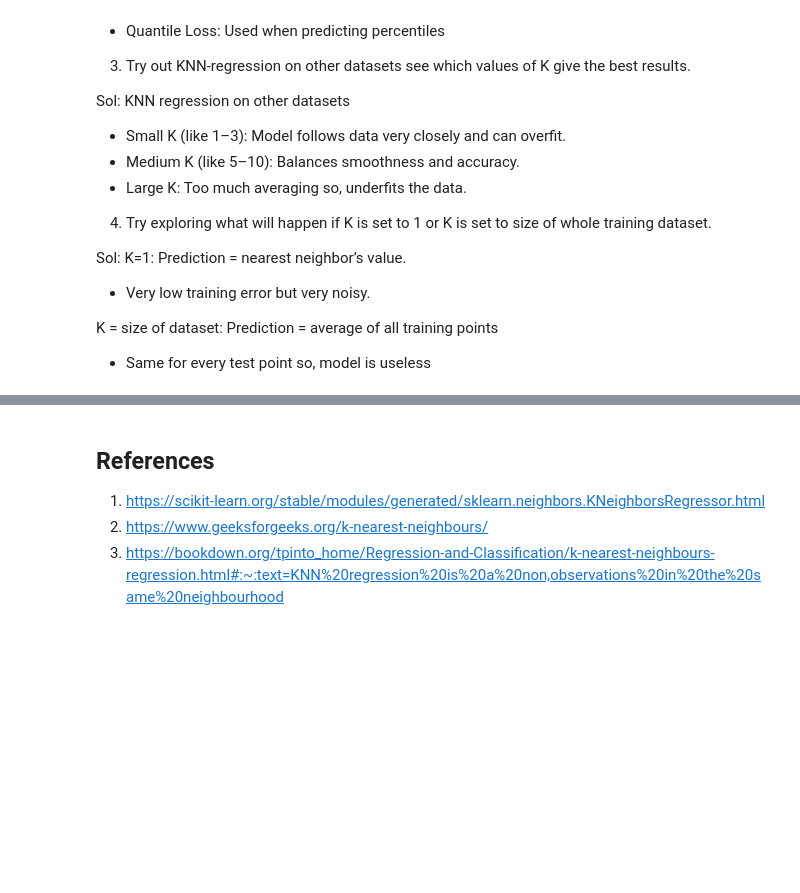
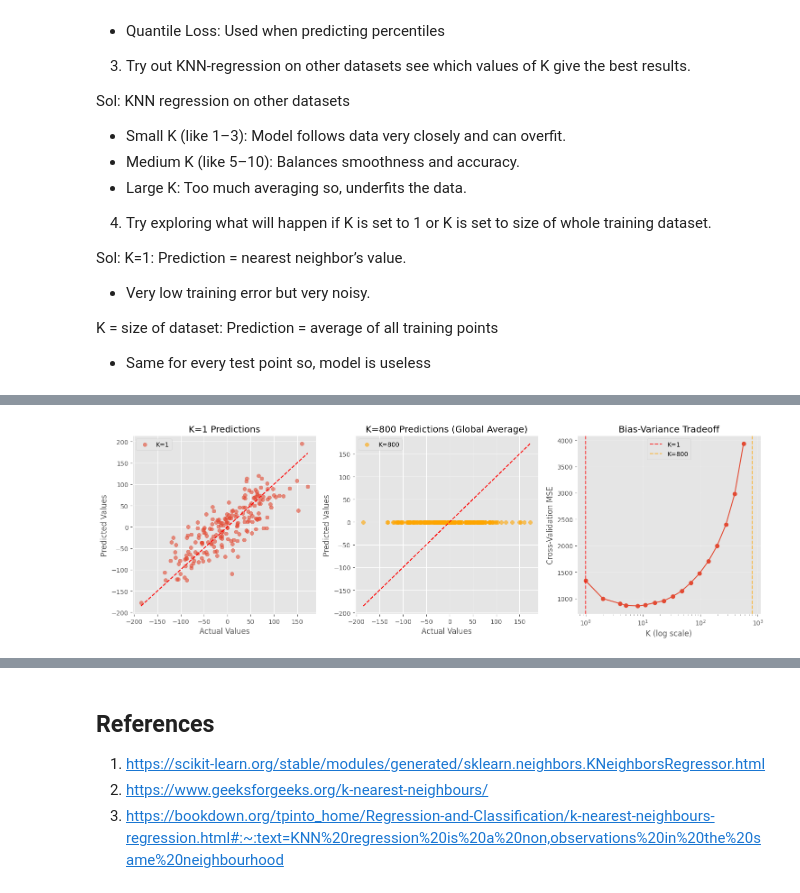
Before and after one commit to SaiGuruInukurthi/iHub_AIML_2025, a Jupyter notebook: Mod5_Lab2_Loss_Functions.ipynb, the cells around one changed output, grey strips where cells are left out. Cells and saved outputs as stored; diff of their text form; code cells hidden in the pictures; blank space fills up the shorter version.

```diff
--- a/Mod5_Lab2_Loss_Functions.ipynb
+++ b/Mod5_Lab2_Loss_Functions.ipynb
@@ -276,0 +549,90 @@ K = size of dataset: Prediction = average of all training points
+# %%
+# Compare extreme cases: K=1 (nearest neighbor) vs K=dataset_size (global average)
+from sklearn.model_selection import cross_val_score
+
+# Test on the train dataset from earlier (using the synthetic dataset)
+print("Extreme K Comparison on Synthetic Dataset:")
+print(f"Training set size: {len(X_train_scaled)}")
+
+# K=1: Nearest neighbor
+knn_1 = KNeighborsRegressor(n_neighbors=1)
+knn_1.fit(X_train_scaled, y_train_reg)
+y_pred_k1 = knn_1.predict(X_test_scaled)
+
+# K=dataset_size: Global average (all neighbors)
+k_max = len(X_train_scaled)
+knn_max = KNeighborsRegressor(n_neighbors=k_max)
+knn_max.fit(X_train_scaled, y_train_reg)
+y_pred_kmax = knn_max.predict(X_test_scaled)
+
+# Calculate metrics for both
+mse_k1 = mean_squared_error(y_test_reg, y_pred_k1)
+mae_k1 = mean_absolute_error(y_test_reg, y_pred_k1)
+
+mse_kmax = mean_squared_error(y_test_reg, y_pred_kmax)
+mae_kmax = mean_absolute_error(y_test_reg, y_pred_kmax)
+
+print(f"\nK=1 (Nearest Neighbor):")
+print(f"  MSE: {mse_k1:.4f}")
+print(f"  MAE: {mae_k1:.4f}")
+
+print(f"\nK={k_max} (Global Average):")
+print(f"  MSE: {mse_kmax:.4f}")
+print(f"  MAE: {mae_kmax:.4f}")
+
+# Verify that K=dataset_size gives global average
+global_avg = np.mean(y_train_reg)
+print(f"\nGlobal average of training labels: {global_avg:.4f}")
+print(f"K={k_max} predictions (should be constant): {y_pred_kmax[:5]} ...")
+
+# Visualize the difference
+plt.figure(figsize=(15, 5))
+
+plt.subplot(1, 3, 1)
+plt.scatter(y_test_reg, y_pred_k1, alpha=0.6, label='K=1')
+plt.plot([y_test_reg.min(), y_test_reg.max()], [y_test_reg.min(), y_test_reg.max()], 'r--')
+plt.xlabel('Actual Values')
+plt.ylabel('Predicted Values')
+plt.title('K=1 Predictions')
+plt.legend()
+
+plt.subplot(1, 3, 2)
+plt.scatter(y_test_reg, y_pred_kmax, alpha=0.6, label=f'K={k_max}', color='orange')
+plt.plot([y_test_reg.min(), y_test_reg.max()], [y_test_reg.min(), y_test_reg.max()], 'r--')
+plt.xlabel('Actual Values')
+plt.ylabel('Predicted Values')
+plt.title(f'K={k_max} Predictions (Global Average)')
+plt.legend()
+
+plt.subplot(1, 3, 3)
+# Show bias-variance tradeoff concept
+k_range = np.logspace(0, np.log10(k_max), 20).astype(int)
+k_range = np.unique(k_range)  # Remove duplicates
+k_range = k_range[k_range <= k_max]
+
+mse_values = []
+for k in k_range:
+    knn_temp = KNeighborsRegressor(n_neighbors=k)
+    scores = cross_val_score(knn_temp, X_train_scaled, y_train_reg,
+                           cv=5, scoring='neg_mean_squared_error')
+    mse_values.append(-scores.mean())
+
+plt.semilogx(k_range, mse_values, 'o-')
+plt.axvline(x=1, color='red', linestyle='--', alpha=0.7, label='K=1')
+plt.axvline(x=k_max, color='orange', linestyle='--', alpha=0.7, label=f'K={k_max}')
+plt.xlabel('K (log scale)')
+plt.ylabel('Cross-Validation MSE')
+plt.title('Bias-Variance Tradeoff')
+plt.legend()
+plt.grid(True, alpha=0.3)
+
+plt.tight_layout()
+plt.show()
+
+# Analysis
+print(f"\nAnalysis:")
+print(f"- K=1 gives high variance (overfitting): MSE = {mse_k1:.4f}")
+print(f"- K={k_max} gives high bias (underfitting): MSE = {mse_kmax:.4f}")
+print(f"- Optimal K balances bias and variance")
+print(f"- K={k_max} always predicts the global mean: {global_avg:.4f}")
+# %% [output]
@@ -276,0 +652 @@ K = size of dataset: Prediction = average of all training points
+[figure, added]
```
Also changed, not shown: parts of 11 cells of this notebook, 6 other files.
